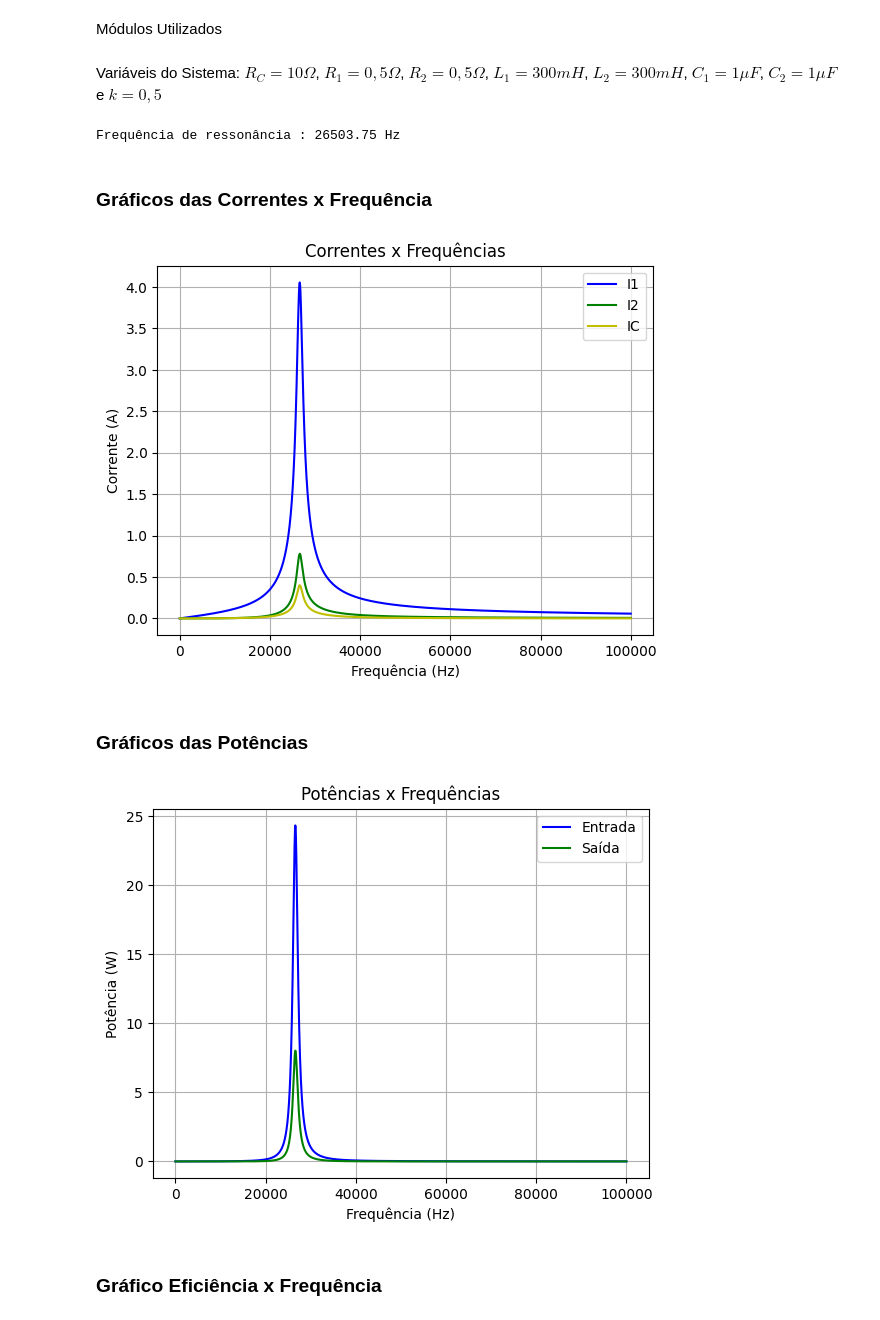
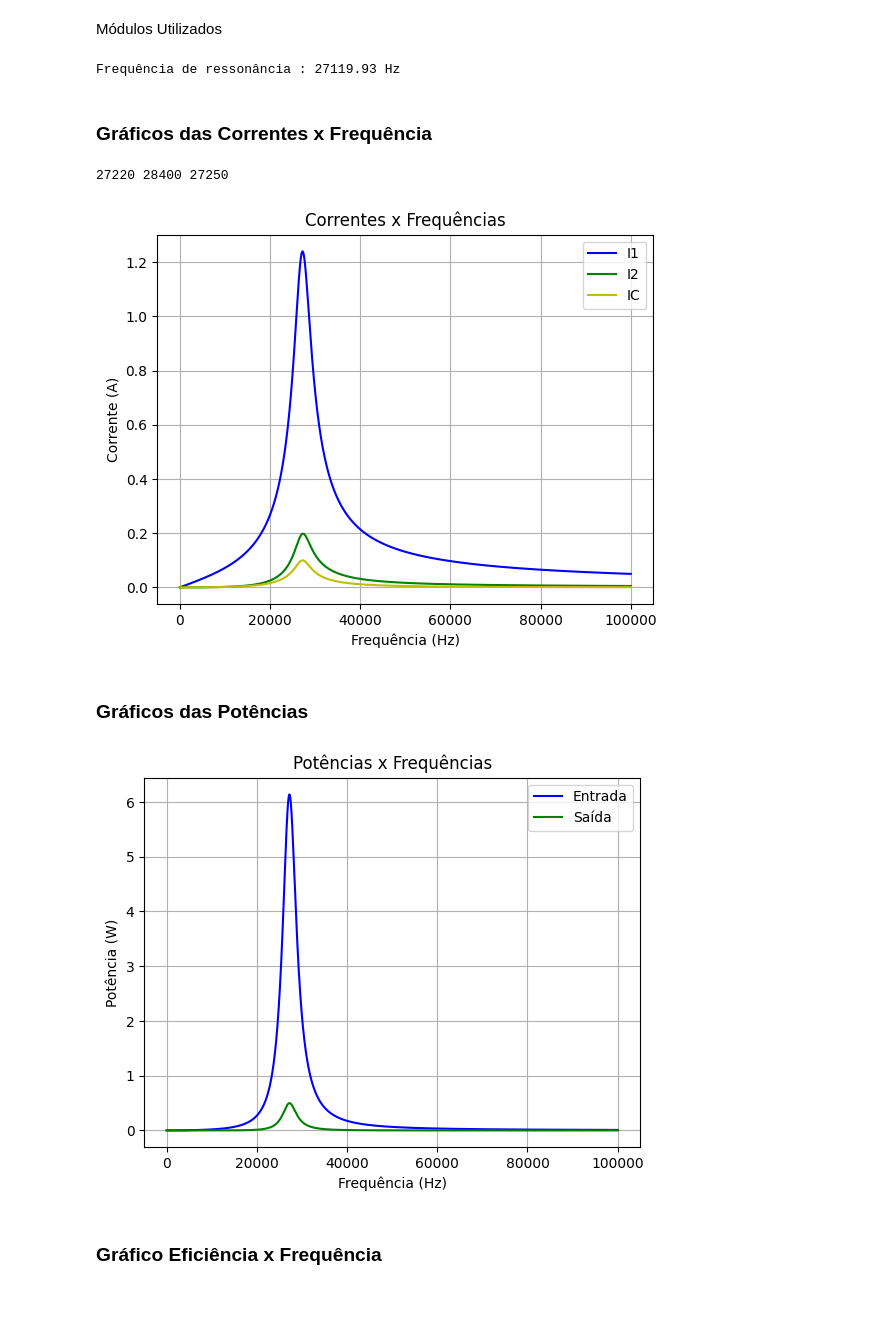
Before and after one commit to PedroPauloMorenoCamargo/Projeto_Eletromag, a Jupyter notebook: Parte_Teorica2.ipynb, the cells around one changed output. Drawn from its saved outputs; the diff is of its cells as text; code cells hidden in the pictures.

```diff
--- a/Parte_Teorica2.ipynb
+++ b/Parte_Teorica2.ipynb
@@ -23,24 +23,22 @@ from cmath import *
 from numpy import linalg
 import numpy as np
 import matplotlib.pyplot as plt
-# %% [markdown]
-Variáveis do Sistema:  $R_C= 10\Omega$, $R_1=0,5\Omega$, $R_2=0,5\Omega$, $L_1=300 mH$, $L_2=300 mH$, $C_1 = 1\mu F$, $C_2 = 1\mu F$ e $k=0,5$
 # %%
 # Implementação Variáveis
-R_1 = 1.930
-R_2= 1.434
-L_1 = 0.3606e-3
-L_2 = 0.3324e-3
+R_1 = 1.701*4.2
+R_2= 1.827*4.2
+L_1 = 0.3444e-3
+L_2 = 0.3608e-3
 C_1 = 0.1e-6
 C_2 = C_1
-V1 = 12
+V1 = 9.9
 RC= 100
 # %%
 w_ref = 1 / sqrt(((L_1)) * C_1)
 f_ref = w_ref / (2*np.pi)
 print(f'Frequência de ressonância : {abs(f_ref):.2f} Hz')
 # %% [output]
-Frequência de ressonância : 26503.75 Hz
+Frequência de ressonância : 27119.93 Hz
 # %%
 def calcula_parametros(w,k):
     M = k*np.sqrt(L_1*L_2)
@@ -66,25 +64,31 @@ def calcula_parametros(w,k):
 # %%
 lista_frequencias = np.arange(10,100000,10)
 params = [[],[],[],[]]
 for f in lista_frequencias:
     w = 2*np.pi*f
     I1,I2,IC,V2 = calcula_parametros(w,0.1)
     params[0].append(I1)
     params[1].append(I2)
     params[2].append(IC)
     params[3].append(V2)
 
+I1max, I2max, ICMAX= max(params[0]), max(params[1]), max(params[2])
+indexI1, indexI2 , indexIC= params[0].index(I1max), params[1].index(I2max),params[2].index(ICMAX)
+#Descobre a respectiva frequência para corrente máxima
+fmax1,fmax2, fmaxc= lista_frequencias[indexI1],lista_frequencias[indexI2],lista_frequencias[indexIC]
+print(fmax1,fmax2,fmaxc)
 plt.plot(lista_frequencias,np.abs(params[0]),'b',label = ("I1"))
 plt.plot(lista_frequencias,np.abs(params[1]),'g',label = ("I2"))
 plt.plot(lista_frequencias,np.abs(params[2]),'y',label = ("IC"))
 plt.legend()
 plt.title('Correntes x Frequências')
 plt.ylabel("Corrente (A)")
 plt.xlabel("Frequência (Hz)")
 plt.grid(True)
 plt.show()
 # %% [output]
+27220 28400 27250
-[figure, old version]
+[figure, new version]
 # %% [markdown]
 ### Gráficos das Potências
 # %%
@@ -120,7 +124,7 @@ plt.xlabel("Frequência (Hz)")
 plt.grid(True)
 plt.show()
 # %% [output]
-[figure, old version]
+[figure, new version]
 # %% [markdown]
 ### Gráfico Eficiência x Frequência
 # %%
```
Also changed, not shown: parts of 13 cells of this notebook.
